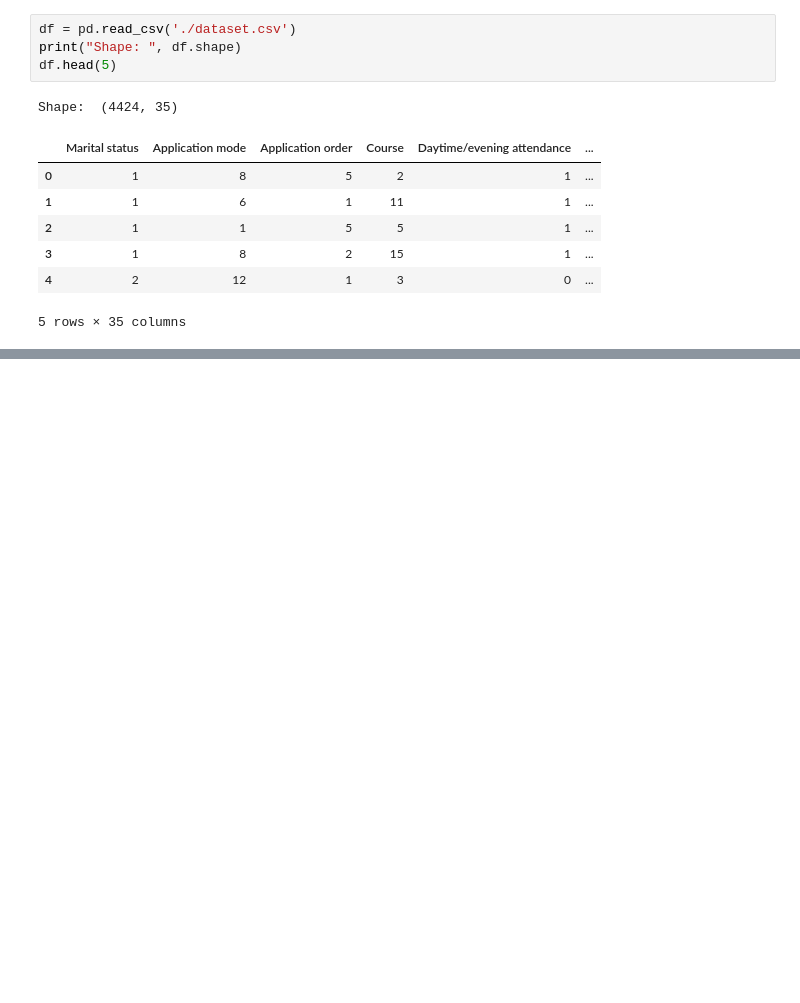
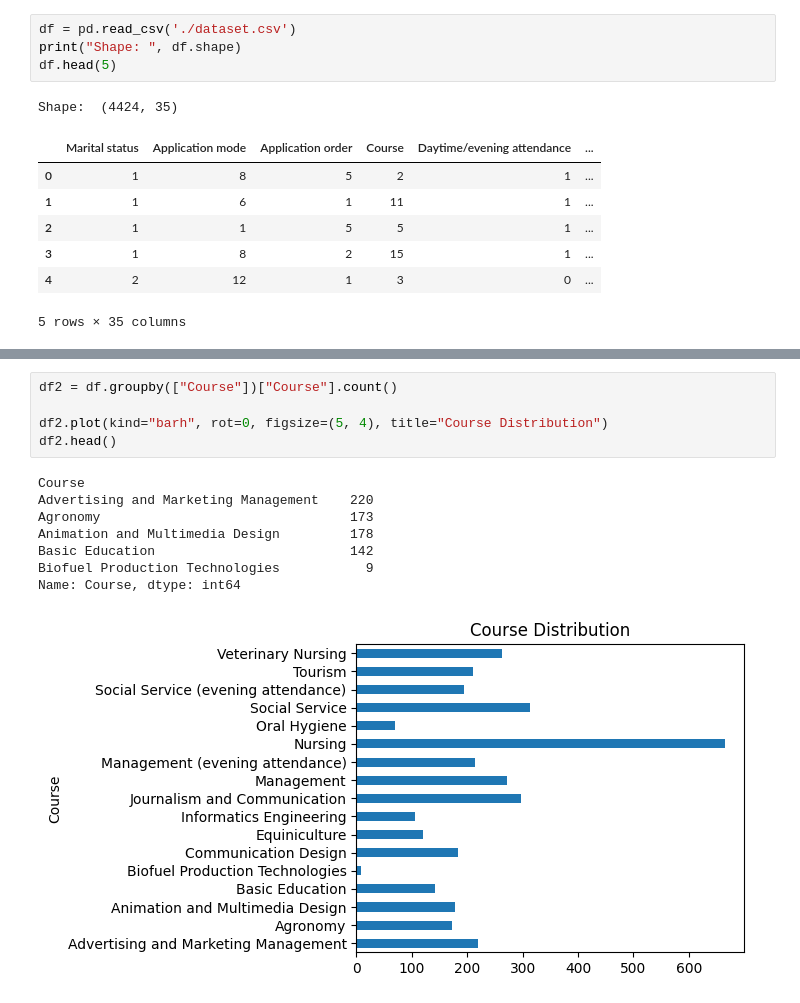
Before and after one commit to CS-UCR/final-project-dumpy, a Jupyter notebook: visualization.ipynb, the cells around one changed output, grey strips where cells are left out. Saved outputs shown, nothing was run; the diff lists cells and outputs as text; blank space fills up the shorter version.

```diff
--- a/visualization.ipynb
+++ b/visualization.ipynb
@@ -42,0 +98,14 @@ Shape:  (4424, 35)
+# %%
+df2 = df.groupby(["Course"])["Course"].count()
+
+df2.plot(kind="barh", rot=0, figsize=(5, 4), title="Course Distribution")
+df2.head()
+# %% [output]
+Course
+Advertising and Marketing Management    220
+Agronomy                                173
+Animation and Multimedia Design         178
+Basic Education                         142
+Biofuel Production Technologies           9
+Name: Course, dtype: int64
+[figure, added]
```
Also changed, not shown: parts of 12 cells of this notebook.
